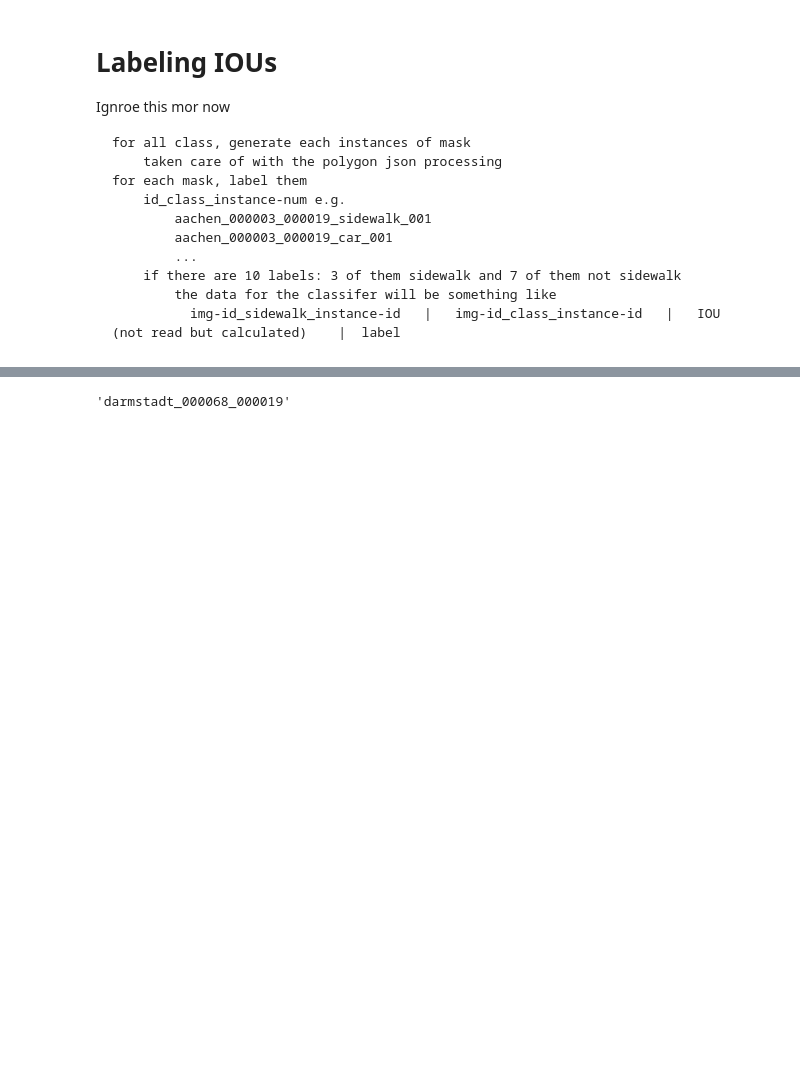
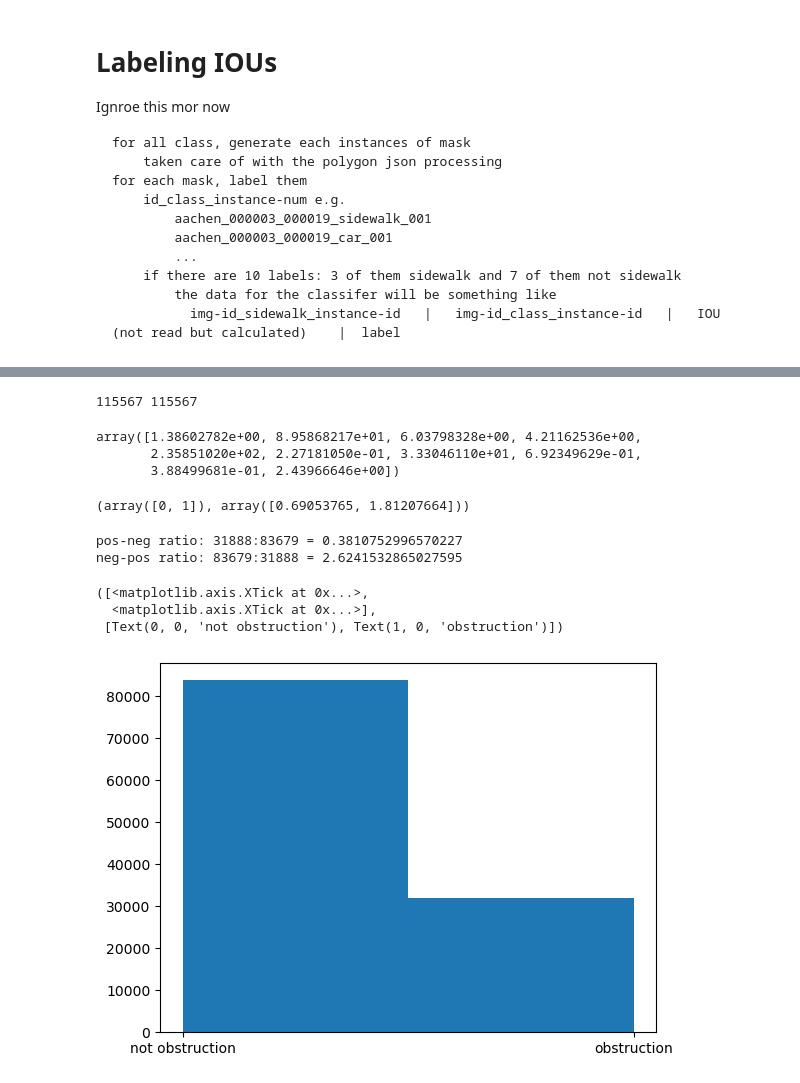
Before and after one commit to DataScienceAndEngineering/deep-learning-final-project-project-sidewalk, a Jupyter notebook: notebooks/explorations/image_sampling.ipynb, the cells around one changed output, grey strips where cells are left out. Saved outputs shown, nothing was run; the diff lists cells and outputs as text; code cells hidden in the pictures; blank space fills up the shorter version.

```diff
--- a/notebooks/explorations/image_sampling.ipynb
+++ b/notebooks/explorations/image_sampling.ipynb
@@ -141,4 +105,62 @@ sample_labels = [data[id] for id in sample_ids]
-# %%
-id
-# %% [output]
-'darmstadt_000068_000019'
+# %%
+labels_dict = {
+    8: (1,'sidewalk'),
+    10: (2,'rail track'),
+    12: (3,'wall'),
+    13: (4,'fence'),
+    14: (5,'guard rail'),
+    17: (6,'pole'),
+    18:  (7,'polegroup'),
+    21: (8,'vegetation'),
+    26: (9,'car'),
+    33: (10,'bicycle')}
+
+a_labs = []
+a_obs = []
+for ls in all_labels:
+    for l in ls:
+        a_labs.append(labels_dict[l][0])
+
+for ls in all_obs:
+    for l in ls:
+        a_obs.append(l)
+
+a_labs = np.array(a_labs)
+a_obs = np.array(a_obs)
+
+print(len(a_labs), len(a_obs))
+# %% [output]
+115567 115567
+# %%
+from sklearn.utils import class_weight
+weights = class_weight.compute_class_weight(class_weight='balanced',
+                                            classes = np.unique(a_labs),
+                                            y=a_labs)
+weights
+# %% [output]
+array([1.38602782e+00, 8.95868217e+01, 6.03798328e+00, 4.21162536e+00,
+       2.35851020e+02, 2.27181050e-01, 3.33046110e+01, 6.92349629e-01,
+       3.88499681e-01, 2.43966646e+00])
+# %%
+from sklearn.utils import class_weight
+weights = class_weight.compute_class_weight(class_weight='balanced',
+                                            classes = np.unique(a_obs),
+                                            y=a_obs)
+np.unique(a_obs),weights
+# %% [output]
+(array([0, 1]), array([0.69053765, 1.81207664]))
+# %%
+labs, counts = np.unique(a_obs, return_counts=True)
+print(f'pos-neg ratio: {counts[1]}:{counts[0]} = {counts[1]/counts[0]}')
+print(f'neg-pos ratio: {counts[0]}:{counts[1]} = {counts[0]/counts[1]}')
+# %% [output]
+pos-neg ratio: 31888:83679 = 0.3810752996570227
+neg-pos ratio: 83679:31888 = 2.6241532865027595
+# %%
+plt.hist(a_obs, bins = 2, range=(0,1))
+plt.xticks(ticks=np.unique(a_obs),labels=['not obstruction','obstruction'])
+# %% [output]
+([<matplotlib.axis.XTick at 0x...>,
+  <matplotlib.axis.XTick at 0x...>],
+ [Text(0, 0, 'not obstruction'), Text(1, 0, 'obstruction')])
+[figure, added]
```
Also changed, not shown: parts of 22 cells of this notebook, 11 other files.
